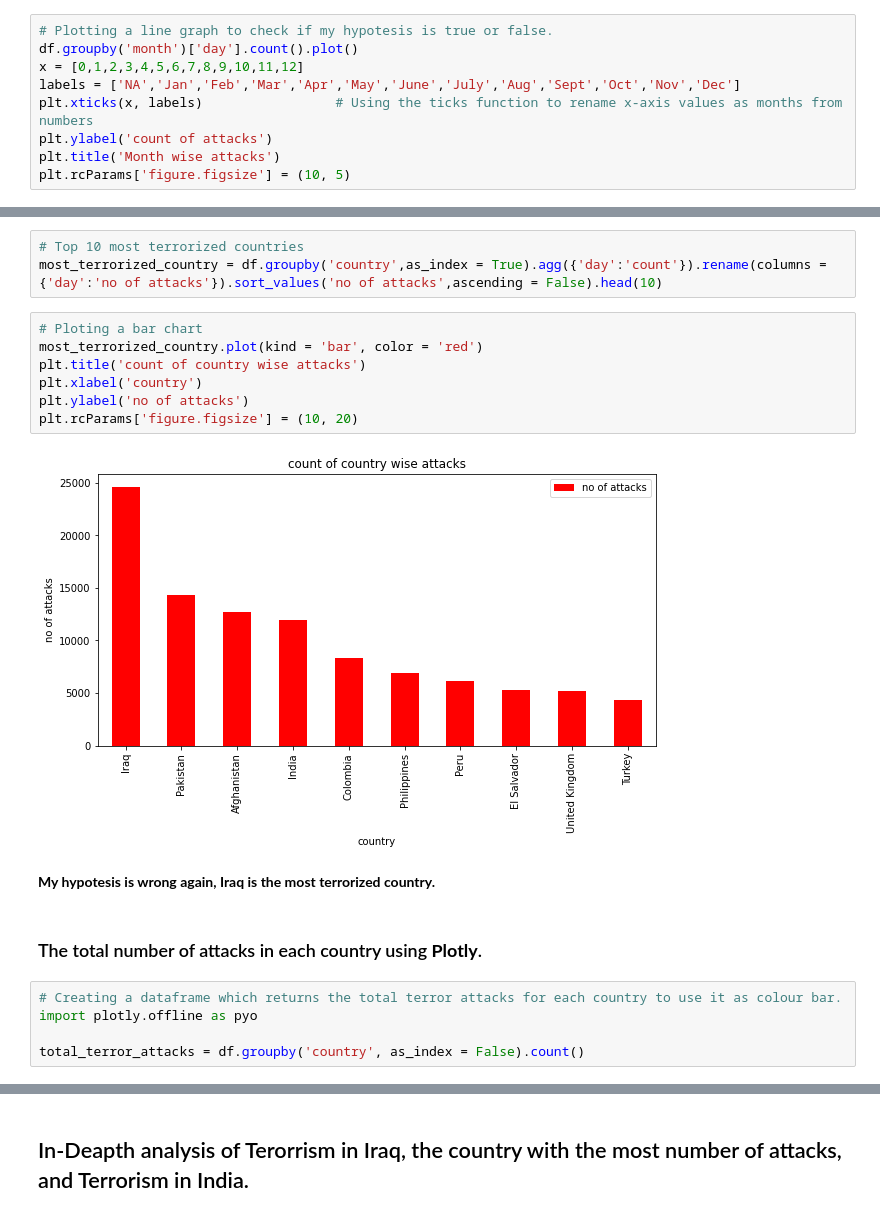
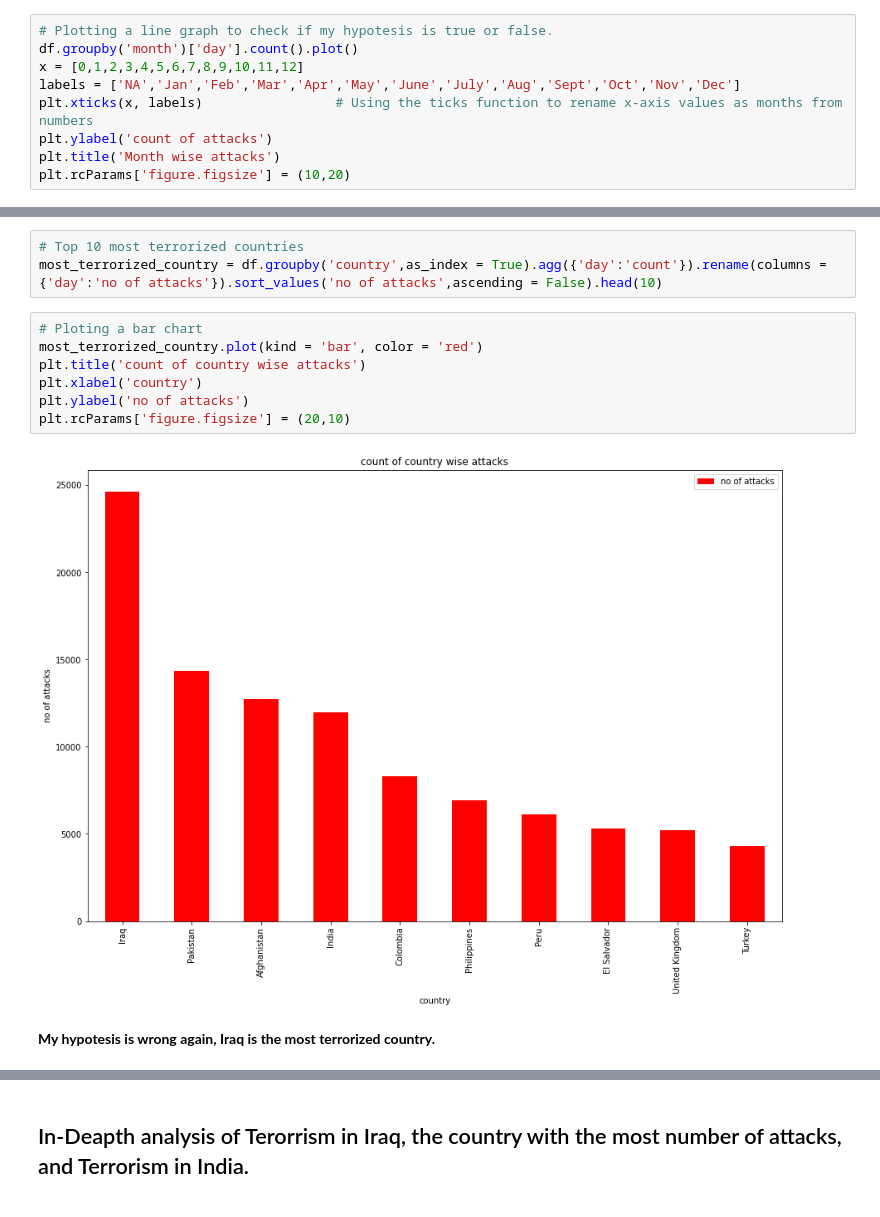
Before and after one commit to Shourya306/Global-Terrorism-EDA, a Jupyter notebook: Copy_of_Global_Terrorism_Analysis_Capstone_Project.ipynb, the cells around one changed output, grey strips where cells are left out. Cells and saved outputs as stored; diff of their text form.

```diff
--- a/Copy_of_Global_Terrorism_Analysis_Capstone_Project.ipynb
+++ b/Copy_of_Global_Terrorism_Analysis_Capstone_Project.ipynb
@@ -476,7 +478,7 @@ labels = ['NA','Jan','Feb','Mar','Apr','May','June','July','Aug','Sept','Oct','N
 plt.xticks(x, labels)                 # Using the ticks function to rename x-axis values as months from numbers
 plt.ylabel('count of attacks')
 plt.title('Month wise attacks')
-plt.rcParams['figure.figsize'] = (10, 5)
+plt.rcParams['figure.figsize'] = (10,20)
 # %% [output]
 [figure]
 # %% [markdown]
@@ -509,18 +511,11 @@ most_terrorized_country = df.groupby('country',as_index = True).agg({'day':'coun
 # %%
 # Ploting a bar chart
 most_terrorized_country.plot(kind = 'bar', color = 'red')
 plt.title('count of country wise attacks')
 plt.xlabel('country')
 plt.ylabel('no of attacks')
-plt.rcParams['figure.figsize'] = (10, 20)
+plt.rcParams['figure.figsize'] = (20,10)
 # %% [output]
-[figure, old version]
+[figure, new version]
 # %% [markdown]
 **My hypotesis is wrong again, Iraq is the most terrorized country.**
-# %% [markdown]
-### The total number of attacks in each country using **Plotly**.
-# %%
-# Creating a dataframe which returns the total terror attacks for each country to use it as colour bar.
-import plotly.offline as pyo
-
-total_terror_attacks = df.groupby('country', as_index = False).count()
```
Also changed, not shown: parts of 7 cells of this notebook.
